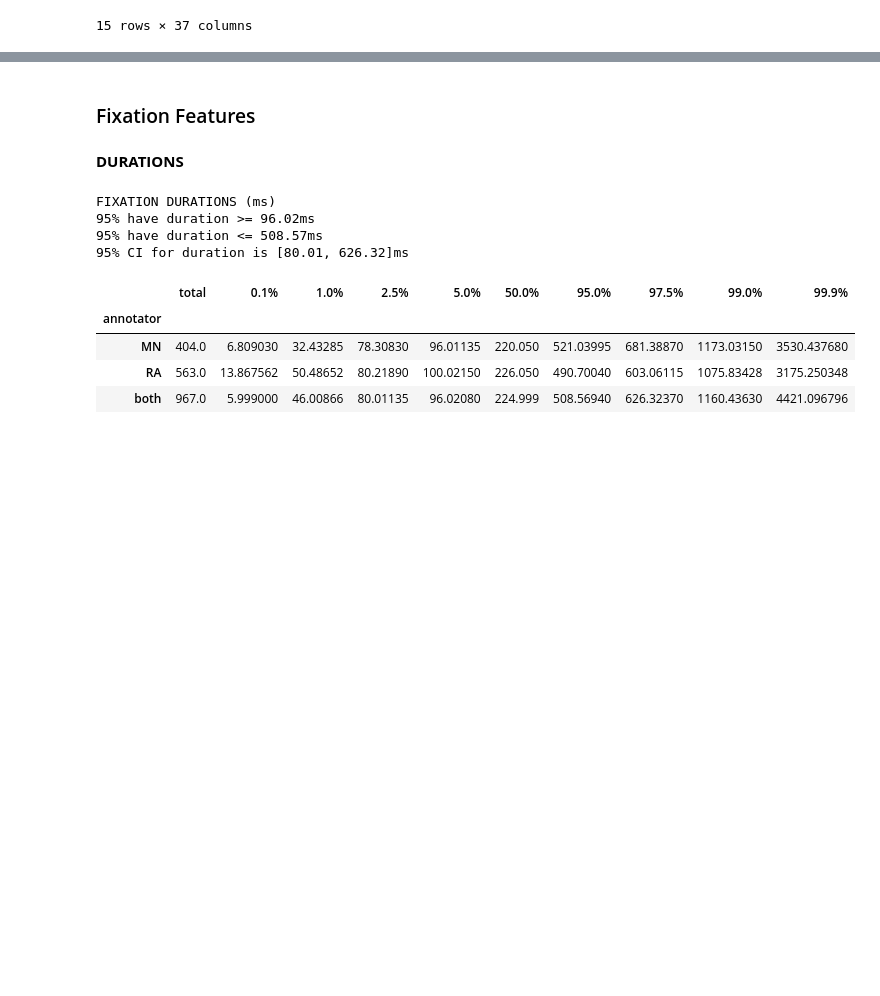
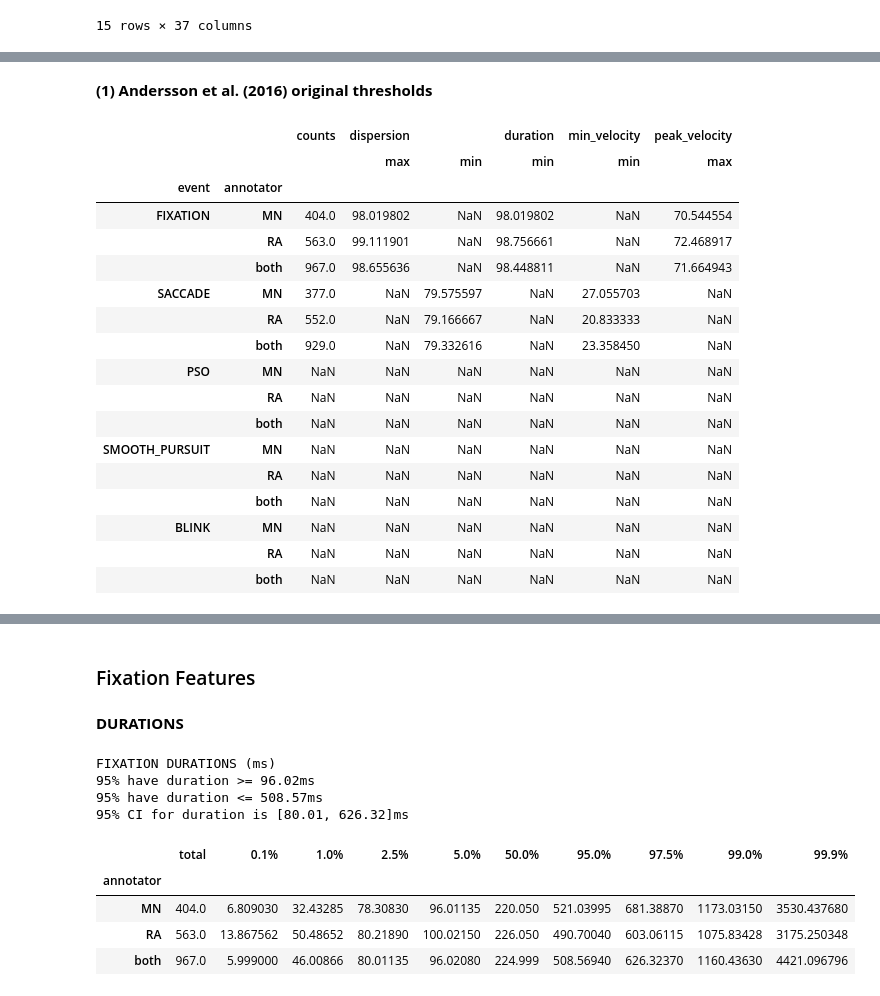
Before and after one commit to huji-hcnl/pEYES, a Jupyter notebook: analysis/_article/lund2013_rater_event-features.ipynb, the cells around one changed output, grey strips where cells are left out. Cells and saved outputs as stored; diff of their text form; code cells hidden in the pictures; blank space fills up the shorter version.

```diff
--- a/analysis/_article/lund2013_rater_event-features.ipynb
+++ b/analysis/_article/lund2013_rater_event-features.ipynb
@@ -194,0 +246,36 @@ We specify the % of events that pass the selected thresholds (see table of thres
+# %% [markdown]
+**(1) Andersson et al. (2016) original thresholds**
+# %%
+orig_thresholds = pd.DataFrame.from_dict({
+    1: {
+        ('duration', 'min'): 55,
+        ('dispersion', 'max'): 2.7,
+        ('peak_velocity', 'max'): 45,
+    },
+    2: {
+        ('dispersion', 'min'): 2.7,
+        ('min_velocity', 'min'): 45,
+    },
+}).sort_index().T
+
+pntl_orig_thresholds = calc_threshold_percentile(orig_thresholds)
+pntl_orig_thresholds
+# %% [output]
+|  |  | counts | dispersion |  | duration | min_velocity | peak_velocity |
+|  |  |  | max | min | min | min | max |
+| event | annotator |  |  |  |  |  |  |
+| FIXATION | MN | 404.0 | 98.019802 | NaN | 98.019802 | NaN | 70.544554 |
+|  | RA | 563.0 | 99.111901 | NaN | 98.756661 | NaN | 72.468917 |
+|  | both | 967.0 | 98.655636 | NaN | 98.448811 | NaN | 71.664943 |
+| SACCADE | MN | 377.0 | NaN | 79.575597 | NaN | 27.055703 | NaN |
+|  | RA | 552.0 | NaN | 79.166667 | NaN | 20.833333 | NaN |
+|  | both | 929.0 | NaN | 79.332616 | NaN | 23.358450 | NaN |
+| PSO | MN | NaN | NaN | NaN | NaN | NaN | NaN |
+|  | RA | NaN | NaN | NaN | NaN | NaN | NaN |
+|  | both | NaN | NaN | NaN | NaN | NaN | NaN |
+| SMOOTH_PURSUIT | MN | NaN | NaN | NaN | NaN | NaN | NaN |
+|  | RA | NaN | NaN | NaN | NaN | NaN | NaN |
+|  | both | NaN | NaN | NaN | NaN | NaN | NaN |
+| BLINK | MN | NaN | NaN | NaN | NaN | NaN | NaN |
+|  | RA | NaN | NaN | NaN | NaN | NaN | NaN |
+|  | both | NaN | NaN | NaN | NaN | NaN | NaN |
```
Also changed, not shown: parts of 10 cells of this notebook.
